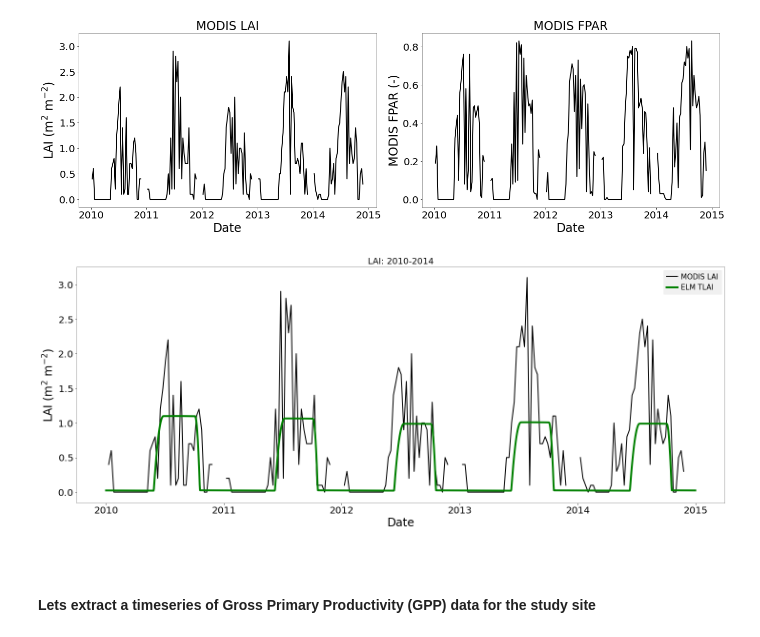
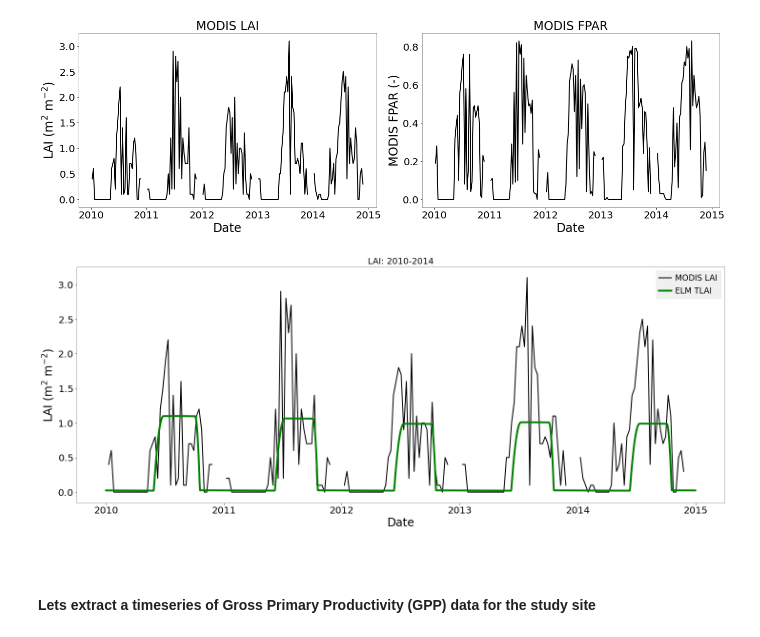
Before and after one commit to FASSt-simulation/fasst_simulation_tools, a Jupyter notebook: notebooks/ngeearctic/plot_ELM_vs_GEE_data.ipynb, the cells around one changed output. Drawn from its saved outputs; the diff is of its cells as text; code cells hidden in the pictures.

```diff
--- a/notebooks/ngeearctic/plot_ELM_vs_GEE_data.ipynb
+++ b/notebooks/ngeearctic/plot_ELM_vs_GEE_data.ipynb
@@ -357,22 +355,22 @@ plt.show()
 # %%
 timerange=slice('2010-01-01','2014-12-31')
 
 fig = plt.figure(figsize=(20, 8))
 ax = fig.add_subplot(1, 1, 1)
 modis_lai['Lai_500m'].where(modis_lai['Lai_500m']<12).plot(ax=ax,linestyle='-',linewidth=2,color='black',label='MODIS LAI')
 elm_output['TLAI'].sel(time=timerange).plot(ax=ax, linestyle='-',linewidth=4,color='green',label='ELM TLAI')
-ax.legend(fontsize=15)
+ax.legend(fontsize=17)
 plt.xticks(fontsize=20, rotation=0, horizontalalignment='center')
 plt.yticks(fontsize=20, rotation=0)
 ax.set_title('LAI: 2010-2014', size=18)
 ax.set_xlabel('Date', size=24)
 ax.set_ylabel('LAI (m$^{2}$ m$^{-2}$)', size=24)
 if savefigs:
     plt.savefig(os.path.join(figdir,'ELM_vs_MODIS_LAI_2.pdf'))
     plt.savefig(os.path.join(figdir,'ELM_vs_MODIS_LAI_2.png'))
 plt.show()
 # %% [output]
-[figure, old version]
+[figure, new version]
 # %% [markdown]
 <br>
 
```
Also changed, not shown: parts of 48 cells of this notebook, 2 other files.
